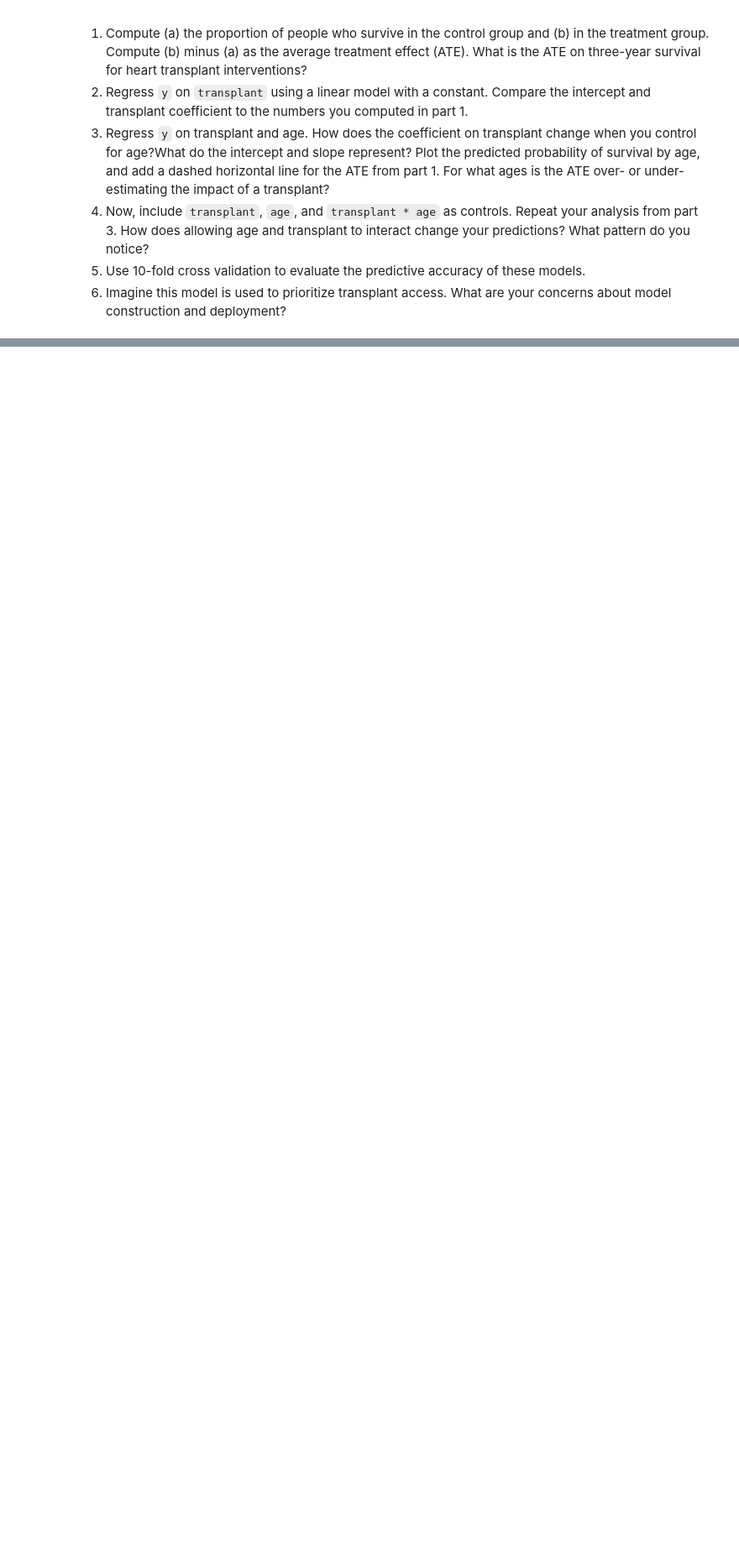
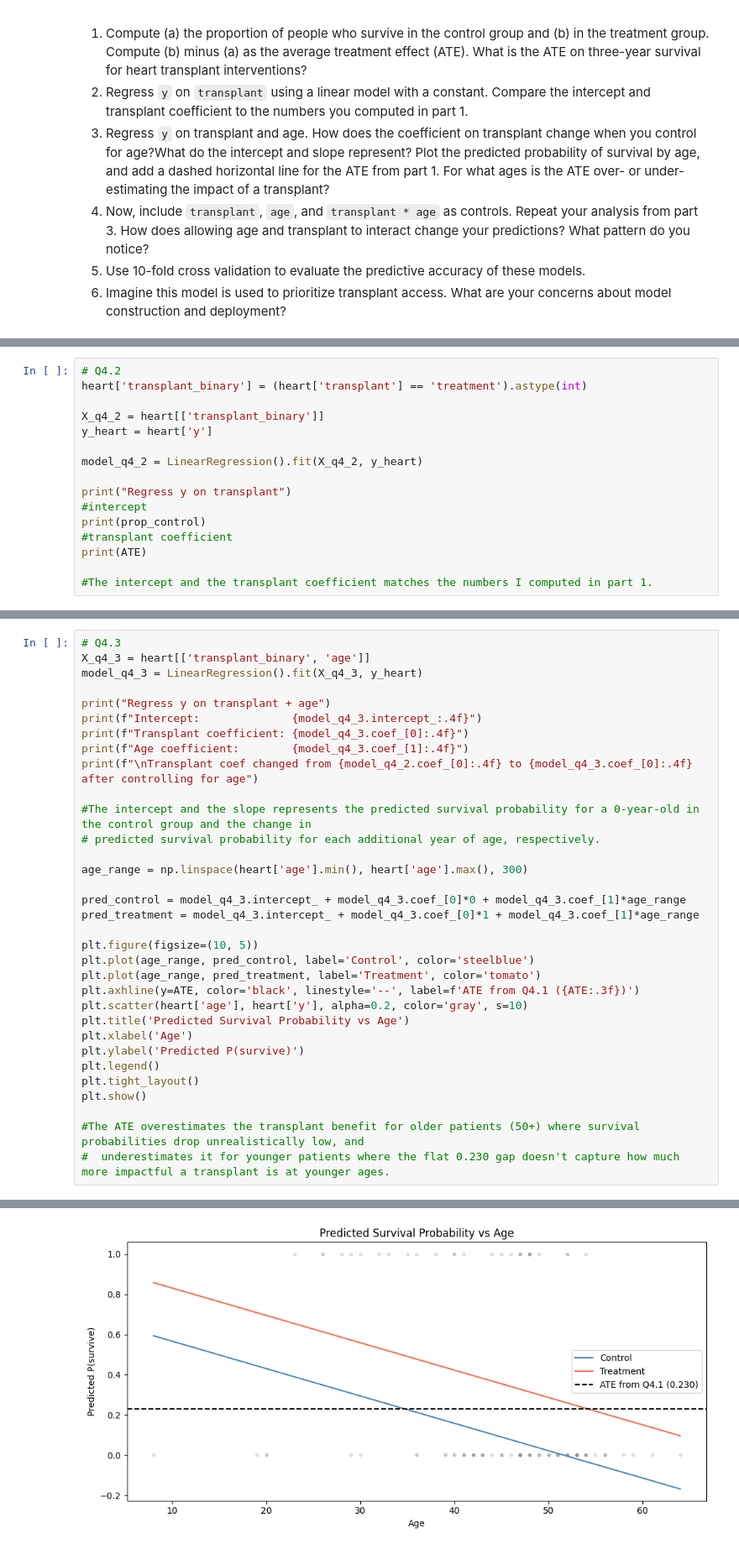
Before and after one commit to Alish-12/undergrad_ml_assignments, a Jupyter notebook: 03_assignment_linear_models.ipynb, the cells around one changed output, grey strips where cells are left out. Shown at 84% size. Saved outputs shown, nothing was run; the diff lists cells and outputs as text; blank space fills up the shorter version.

```diff
--- a/03_assignment_linear_models.ipynb
+++ b/03_assignment_linear_models.ipynb
@@ -85,0 +460,16 @@ Since a heart transplant is a dangerous operation and even people who successful
+# %%
+# Q4.2
+heart['transplant_binary'] = (heart['transplant'] == 'treatment').astype(int)
+
+X_q4_2 = heart[['transplant_binary']]
+y_heart = heart['y']
+
+model_q4_2 = LinearRegression().fit(X_q4_2, y_heart)
+
+print("Regress y on transplant")
+#intercept
+print(prop_control)
+#transplant coefficient
+print(ATE)
+
+#The intercept and the transplant coefficient matches the numbers I computed in part 1.
@@ -85,0 +480,34 @@ Since a heart transplant is a dangerous operation and even people who successful
+# %%
+# Q4.3
+X_q4_3 = heart[['transplant_binary', 'age']]
+model_q4_3 = LinearRegression().fit(X_q4_3, y_heart)
+
+print("Regress y on transplant + age")
+print(f"Intercept:              {model_q4_3.intercept_:.4f}")
+print(f"Transplant coefficient: {model_q4_3.coef_[0]:.4f}")
+print(f"Age coefficient:        {model_q4_3.coef_[1]:.4f}")
+print(f"\nTransplant coef changed from {model_q4_2.coef_[0]:.4f} to {model_q4_3.coef_[0]:.4f} after controlling for age")
+
+#The intercept and the slope represents the predicted survival probability for a 0-year-old in the control group and the change in
+# predicted survival probability for each additional year of age, respectively.
+
+age_range = np.linspace(heart['age'].min(), heart['age'].max(), 300)
+
+pred_control = model_q4_3.intercept_ + model_q4_3.coef_[0]*0 + model_q4_3.coef_[1]*age_range
+pred_treatment = model_q4_3.intercept_ + model_q4_3.coef_[0]*1 + model_q4_3.coef_[1]*age_range
+
+plt.figure(figsize=(10, 5))
+plt.plot(age_range, pred_control, label='Control', color='steelblue')
+plt.plot(age_range, pred_treatment, label='Treatment', color='tomato')
+plt.axhline(y=ATE, color='black', linestyle='--', label=f'ATE from Q4.1 ({ATE:.3f})')
+plt.scatter(heart['age'], heart['y'], alpha=0.2, color='gray', s=10)
+plt.title('Predicted Survival Probability vs Age')
+plt.xlabel('Age')
+plt.ylabel('Predicted P(survive)')
+plt.legend()
+plt.tight_layout()
+plt.show()
+
+#The ATE overestimates the transplant benefit for older patients (50+) where survival probabilities drop unrealistically low, and
+#  underestimates it for younger patients where the flat 0.230 gap doesn't capture how much more impactful a transplant is at younger ages.
+# %% [output]
@@ -85,0 +520 @@ Since a heart transplant is a dangerous operation and even people who successful
+[figure, added]
```
Also changed, not shown: parts of 18 cells of this notebook.
